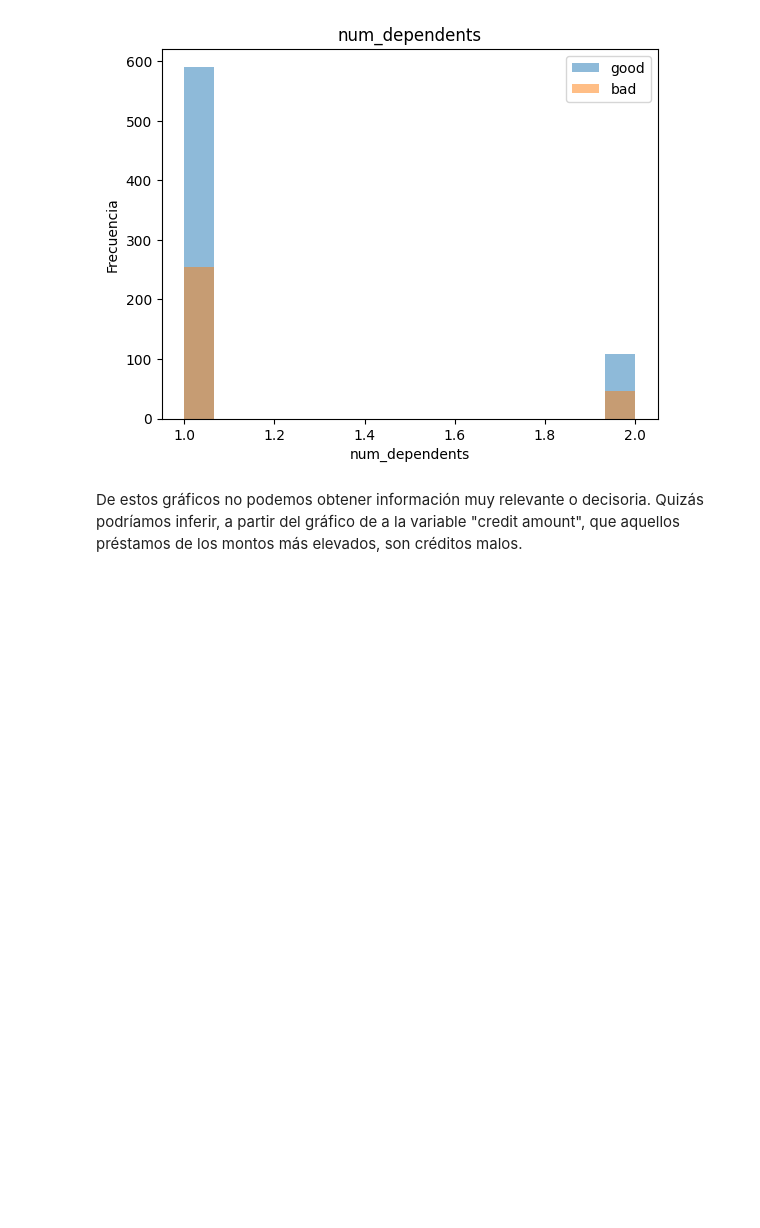
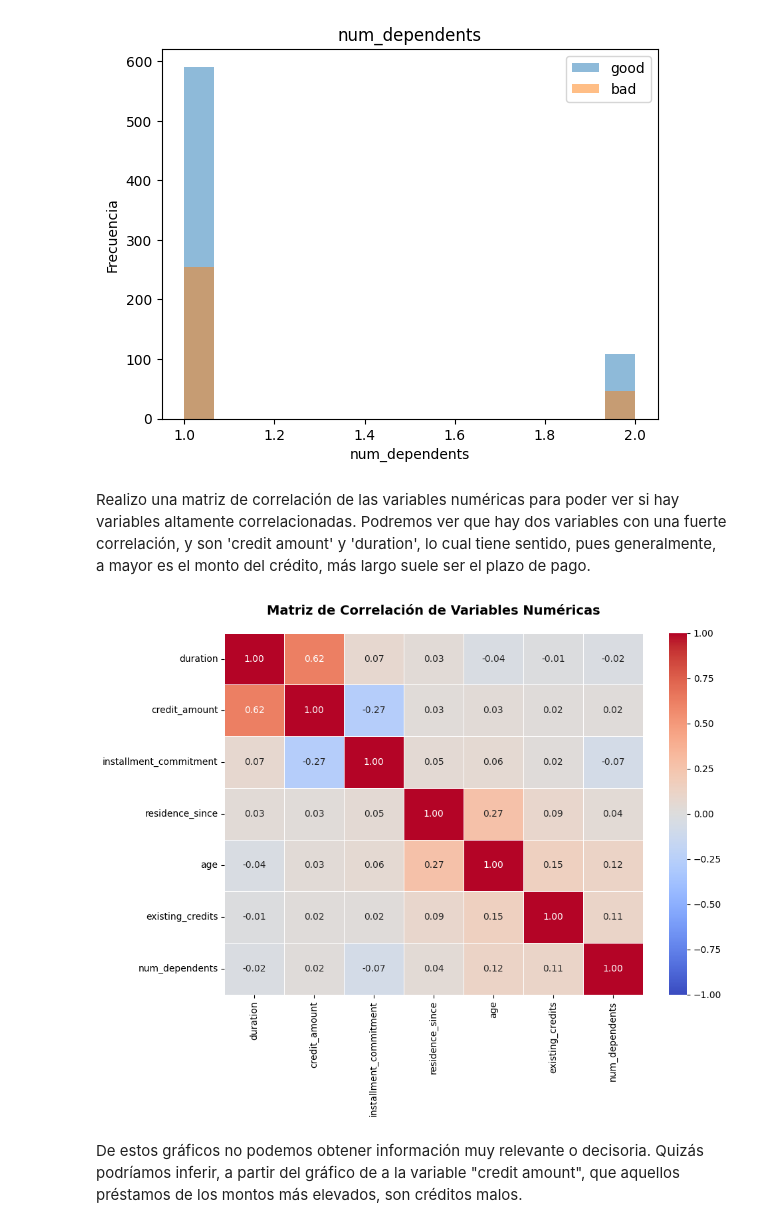
Before and after one commit to camigonzalez-hub/Credit-Risk-Machine-Learning, a Jupyter notebook: EDA.ipynb, the cells around one changed output. Cells and saved outputs as stored; diff of their text form; code cells hidden in the pictures; blank space fills up the shorter version.

```diff
--- a/EDA.ipynb
+++ b/EDA.ipynb
@@ -107,6 +166,24 @@ for col in columnas_numericas:
 [figure]
 [figure]
 [figure]
+# %% [markdown]
+Realizo una matriz de correlación de las variables numéricas para poder ver si hay variables altamente correlacionadas. Podremos ver que hay dos variables con una fuerte correlación, y son 'credit amount' y 'duration', lo cual tiene sentido, pues generalmente, a mayor es el monto del crédito, más largo suele ser el plazo de pago.
+# %%
+matriz_corr = df[columnas_numericas].corr()
+plt.figure(figsize=(10, 8))
+sns.heatmap(
+    matriz_corr,
+    annot=True,
+    cmap='coolwarm',
+    fmt=".2f",
+    linewidths=0.5,
+    vmin=-1, vmax=1
+)
+plt.title('Matriz de Correlación de Variables Numéricas', fontsize=14, fontweight='bold', pad=20)
+plt.tight_layout()
+plt.show()
+# %% [output]
+[figure, added]
 # %% [markdown]
 De estos gráficos no podemos obtener información muy relevante o decisoria. Quizás podríamos inferir, a partir del gráfico de a la variable "credit amount", que aquellos préstamos de los montos más elevados, son créditos malos.
 # %% [markdown]
```
Also changed, not shown: parts of 9 cells of this notebook.
